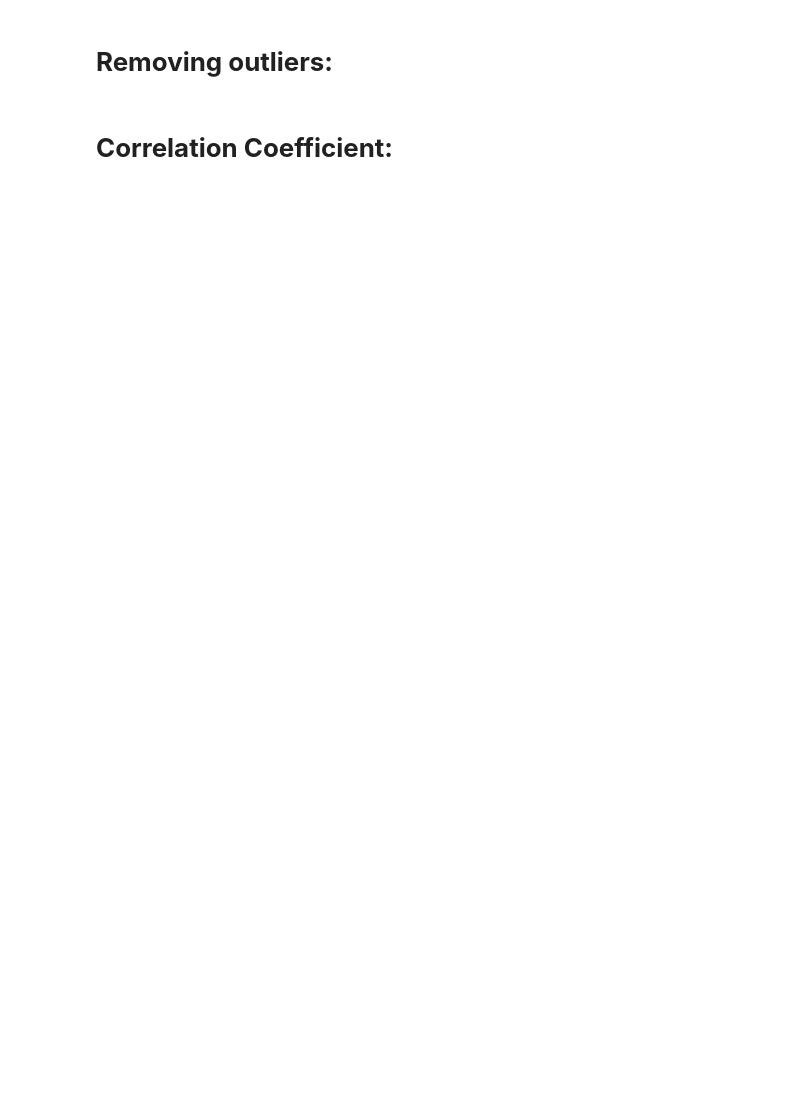
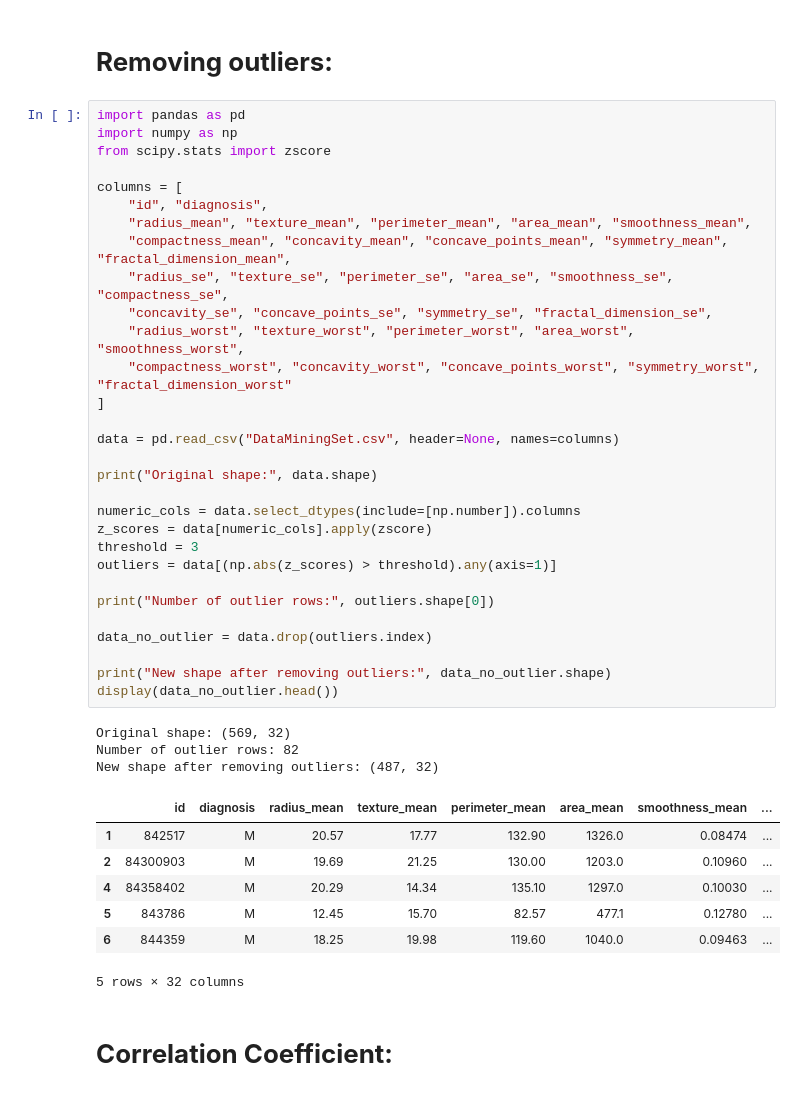
Before and after one commit to halaaab/IT_326-Project-Group-1, a Jupyter notebook: Phase2.ipynb, the cells around one changed output. Drawn from its saved outputs; the diff is of its cells as text; blank space fills up the shorter version.

```diff
--- a/Phase2.ipynb
+++ b/Phase2.ipynb
@@ -287,4 +356,45 @@ print(data[rows_with_missing > 0].head())
 # %% [markdown]
 # **Removing outliers:**
+# %%
+import pandas as pd
+import numpy as np
+from scipy.stats import zscore
+
+columns = [
+    "id", "diagnosis",
+    "radius_mean", "texture_mean", "perimeter_mean", "area_mean", "smoothness_mean",
+    "compactness_mean", "concavity_mean", "concave_points_mean", "symmetry_mean", "fractal_dimension_mean",
+    "radius_se", "texture_se", "perimeter_se", "area_se", "smoothness_se", "compactness_se",
+    "concavity_se", "concave_points_se", "symmetry_se", "fractal_dimension_se",
+    "radius_worst", "texture_worst", "perimeter_worst", "area_worst", "smoothness_worst",
+    "compactness_worst", "concavity_worst", "concave_points_worst", "symmetry_worst", "fractal_dimension_worst"
+]
+
+data = pd.read_csv("DataMiningSet.csv", header=None, names=columns)
+
+print("Original shape:", data.shape)
+
+numeric_cols = data.select_dtypes(include=[np.number]).columns
+z_scores = data[numeric_cols].apply(zscore)
+threshold = 3
+outliers = data[(np.abs(z_scores) > threshold).any(axis=1)]
+
+print("Number of outlier rows:", outliers.shape[0])
+
+data_no_outlier = data.drop(outliers.index)
+
+print("New shape after removing outliers:", data_no_outlier.shape)
+display(data_no_outlier.head())
+# %% [output]
+Original shape: (569, 32)
+Number of outlier rows: 82
+New shape after removing outliers: (487, 32)
+|  | id | diagnosis | radius_mean | texture_mean | perimeter_mean | area_mean | smoothness_mean | ... |
+| 1 | 842517 | M | 20.57 | 17.77 | 132.90 | 1326.0 | 0.08474 | ... |
+| 2 | 84300903 | M | 19.69 | 21.25 | 130.00 | 1203.0 | 0.10960 | ... |
+| 4 | 84358402 | M | 20.29 | 14.34 | 135.10 | 1297.0 | 0.10030 | ... |
+| 5 | 843786 | M | 12.45 | 15.70 | 82.57 | 477.1 | 0.12780 | ... |
+| 6 | 844359 | M | 18.25 | 19.98 | 119.60 | 1040.0 | 0.09463 | ... |
+5 rows × 32 columns
 # %% [markdown]
 # **Correlation Coefficient:**
```
Also changed, not shown: parts of 11 cells of this notebook.
